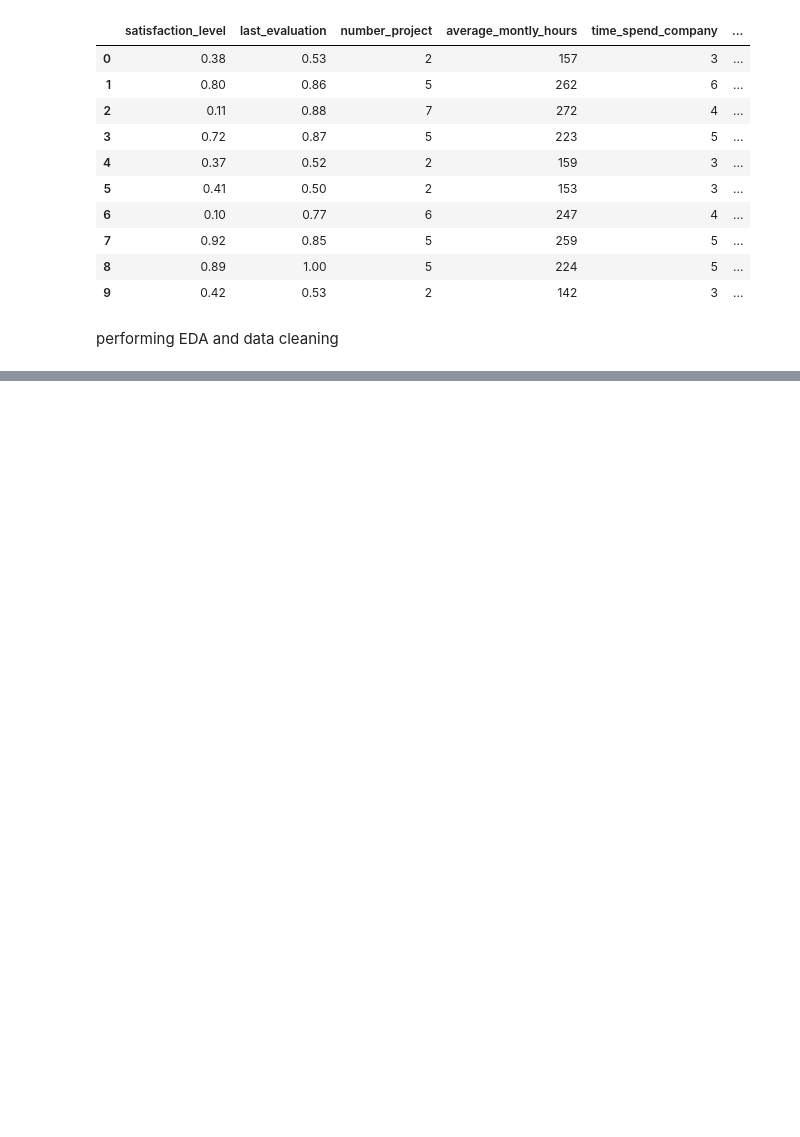
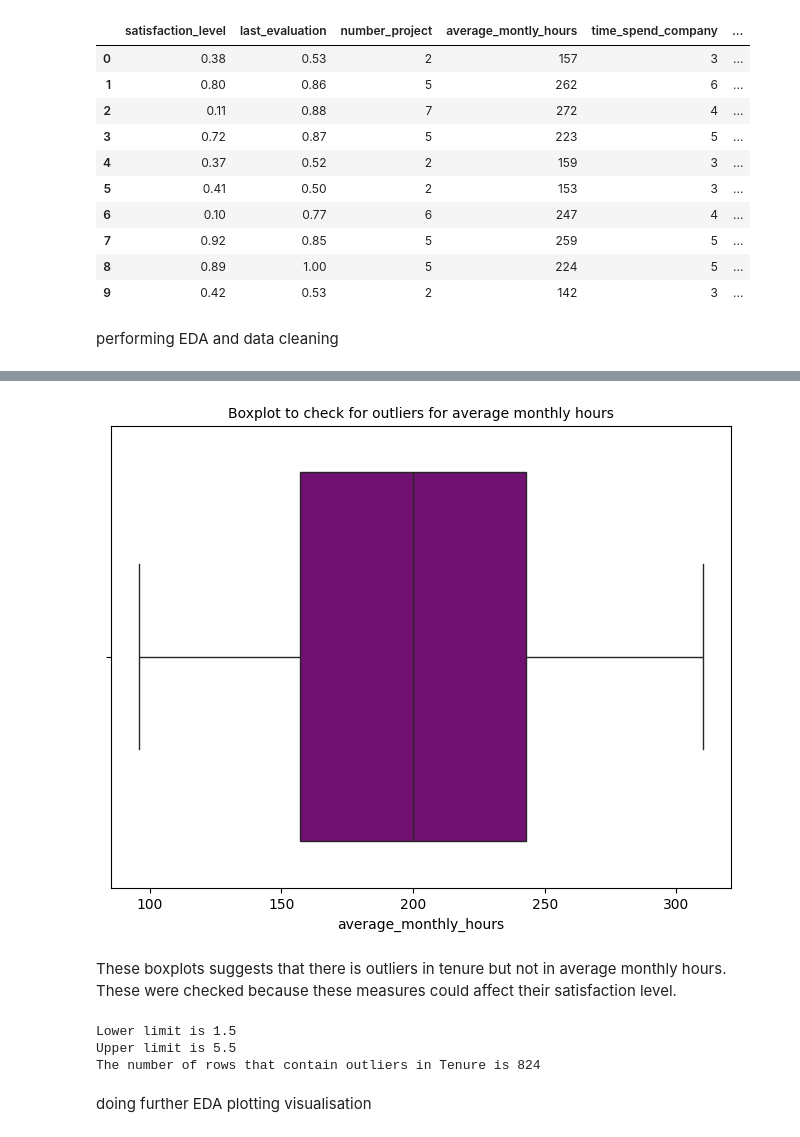
Before and after one commit to ankita-choudharyy/salifort-motors-capstone-project, a Jupyter notebook: salifort_motors.ipynb, the cells around one changed output, grey strips where cells are left out. Drawn from its saved outputs; the diff is of its cells as text; code cells hidden in the pictures; blank space fills up the shorter version.

```diff
--- a/salifort_motors.ipynb
+++ b/salifort_motors.ipynb
@@ -71,0 +189,42 @@ performing EDA and data cleaning
+# %%
+#checking outliers for average monthly hours
+plt.figure(figsize = (8,6))
+plt.title("Boxplot to check for outliers for average monthly hours", fontsize = 10)
+plt.xticks(fontsize = 10)
+plt.yticks(fontsize = 10)
+sns.boxplot(x=survey_data_1['average_monthly_hours'], color='purple')
+plt.show()
+# %% [output]
+[figure, added]
+# %% [markdown]
+These boxplots suggests that there is outliers in tenure but not in average monthly hours. These were checked because these measures could affect their satisfaction level.
+# %%
+# checking for the number of rows that have outliers
+
+#25th percentile
+percentile25 = survey_data_1['tenure'].quantile(0.25)
+
+#75th percentile
+percentile75 = survey_data_1['tenure'].quantile(0.75)
+
+
+#iqr
+iqr = percentile75 - percentile25
+
+#upper and lower limit
+upper_limit = percentile75 + 1.5 * iqr
+lower_limit = percentile25 - 1.5 * iqr
+
+#filtering out for the outliers
+outliers = survey_data_1[(survey_data_1['tenure'] < lower_limit)| (survey_data_1['tenure'] > upper_limit)]
+
+print(f"Lower limit is {lower_limit}")
+print(f"Upper limit is {upper_limit}")
+
+print(f"The number of rows that contain outliers in Tenure is {len(outliers)}")
+# %% [output]
+Lower limit is 1.5
+Upper limit is 5.5
+The number of rows that contain outliers in Tenure is 824
+# %% [markdown]
+doing further EDA plotting visualisation
```
Also changed, not shown: parts of 21 cells of this notebook.
